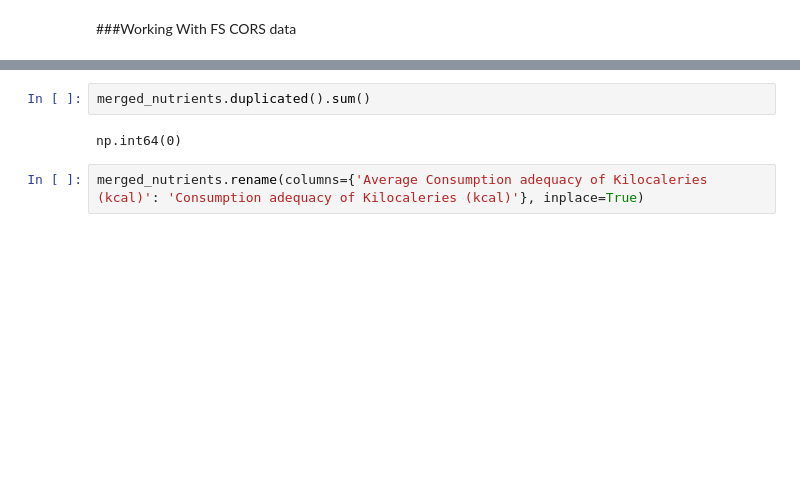
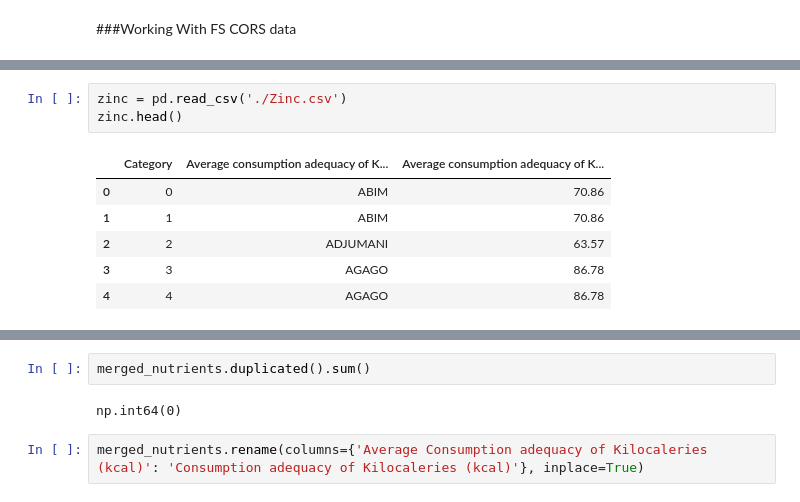
Before and after one commit to Shaka42/Derpin_project_2025, a Jupyter notebook: Derpin_Notebook.ipynb, the cells around one changed output, grey strips where cells are left out. Drawn from its saved outputs; the diff is of its cells as text; blank space fills up the shorter version.

```diff
--- a/Derpin_Notebook.ipynb
+++ b/Derpin_Notebook.ipynb
@@ -11,3 +85,13 @@ warnings.filterwarnings("ignore")
+# %%
+zinc = pd.read_csv('./Zinc.csv')
+zinc.head()
+# %% [output]
+|  | Category | Average consumption adequacy of K... | Average consumption adequacy of K... |
+| 0 | 0 | ABIM | 70.86 |
+| 1 | 1 | ABIM | 70.86 |
+| 2 | 2 | ADJUMANI | 63.57 |
+| 3 | 3 | AGAGO | 86.78 |
+| 4 | 4 | AGAGO | 86.78 |
 # %%
 # List of Nutrients - Load all CSVs, set a consistent 'district' column,
 # rename the last (value) column to the requested descriptive name, and drop duplicates by district
```
Also changed, not shown: parts of 64 cells of this notebook.
